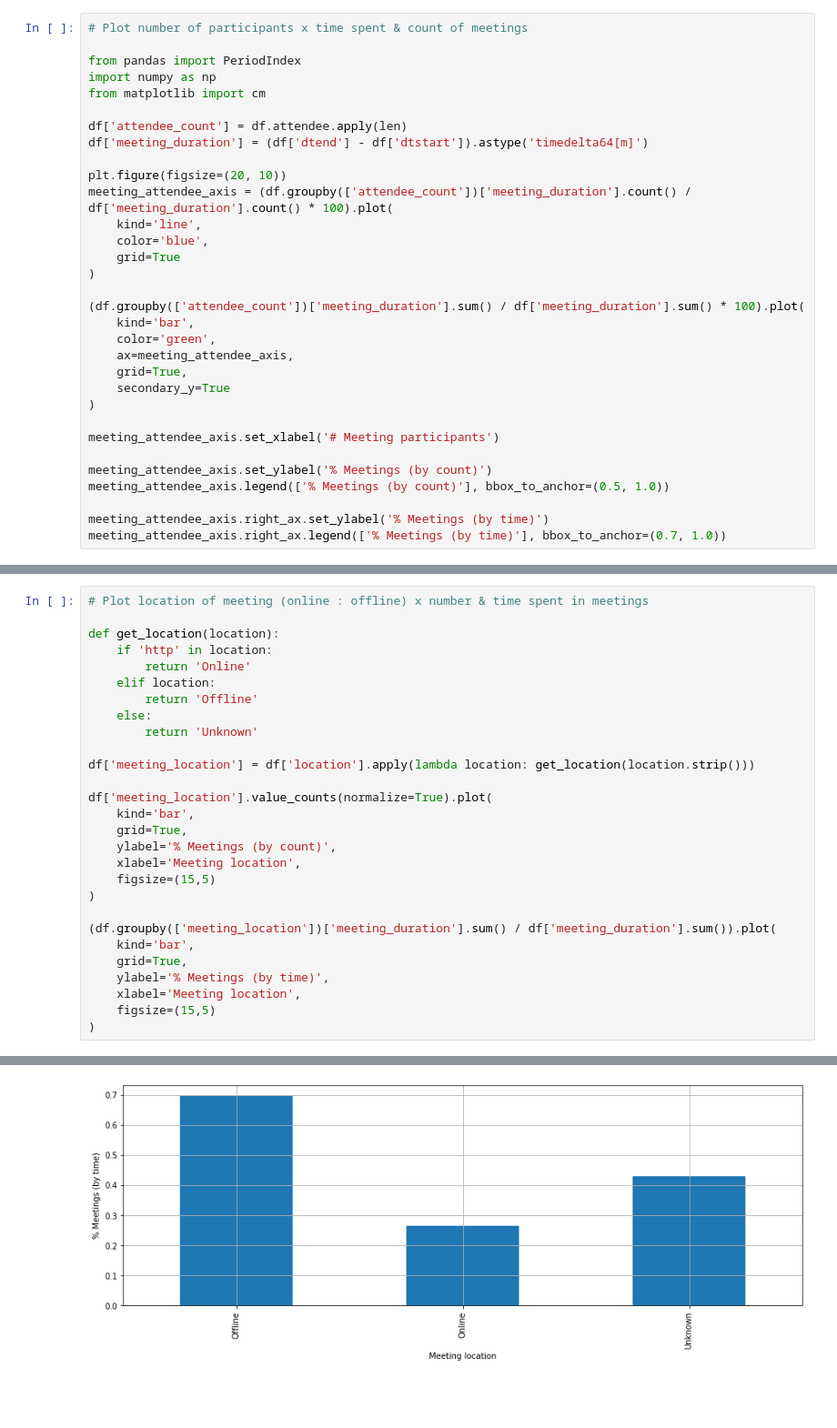
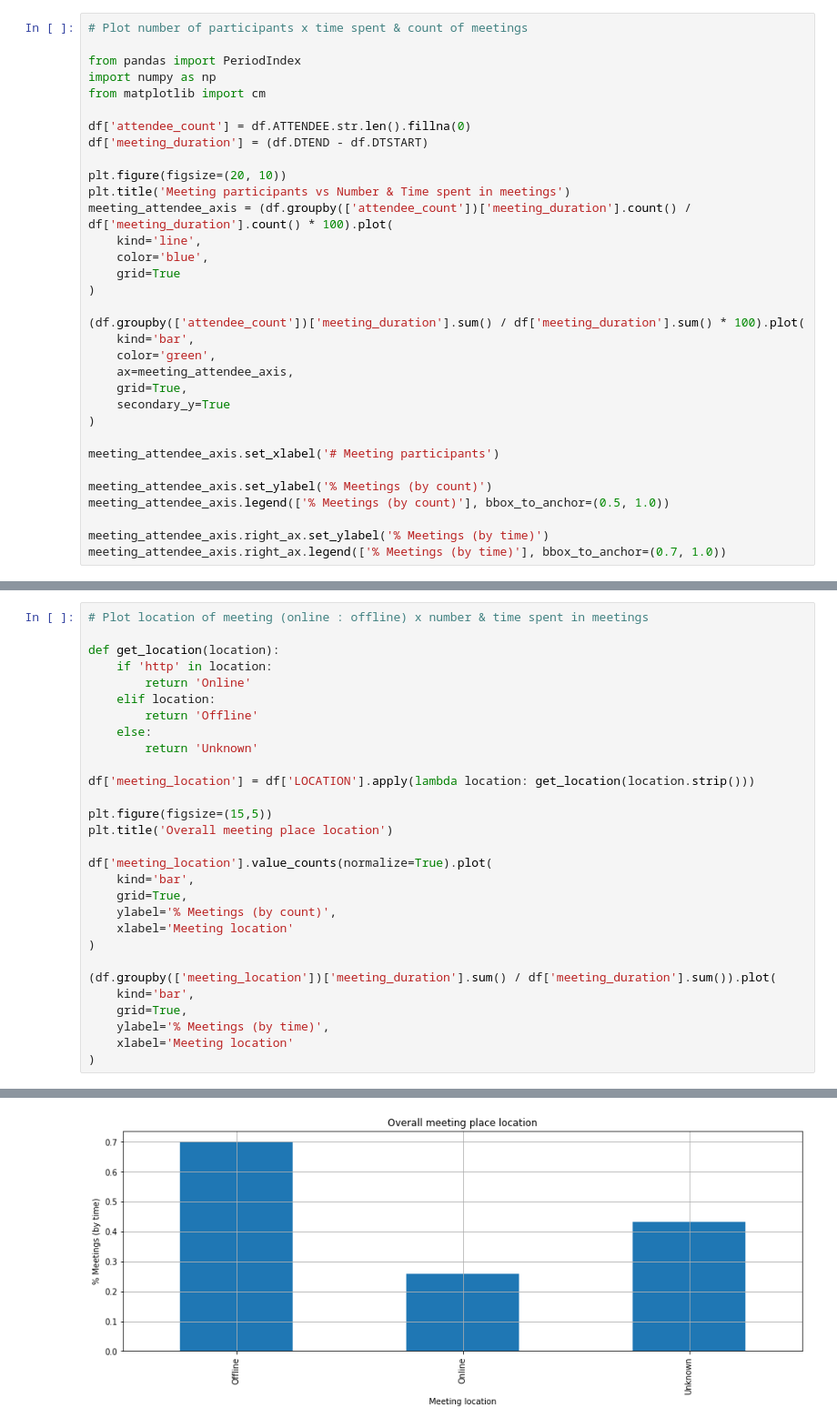
Before and after one commit to SITZ/calendar-analytics, a Jupyter notebook: calendar-analytics.ipynb, the cells around one changed output, grey strips where cells are left out. Shown at 91% size. Cells and saved outputs as stored; diff of their text form; blank space fills up the shorter version.

Commit message:
Plot all data points together nicely

```diff
--- a/calendar-analytics.ipynb
+++ b/calendar-analytics.ipynb
@@ -88,10 +78,11 @@ from pandas import PeriodIndex
 import numpy as np
 from matplotlib import cm
 
-df['attendee_count'] = df.attendee.apply(len)
-df['meeting_duration'] = (df['dtend'] - df['dtstart']).astype('timedelta64[m]')
+df['attendee_count'] = df.ATTENDEE.str.len().fillna(0)
+df['meeting_duration'] = (df.DTEND - df.DTSTART)
 
 plt.figure(figsize=(20, 10))
+plt.title('Meeting participants vs Number & Time spent in meetings')
 meeting_attendee_axis = (df.groupby(['attendee_count'])['meeting_duration'].count() / df['meeting_duration'].count() * 100).plot(
     kind='line',
     color='blue',
@@ -167,21 +190,22 @@ def get_location(location):
     else:
         return 'Unknown'
 
-df['meeting_location'] = df['location'].apply(lambda location: get_location(location.strip()))
+df['meeting_location'] = df['LOCATION'].apply(lambda location: get_location(location.strip()))
+
+plt.figure(figsize=(15,5))
+plt.title('Overall meeting place location')
 
 df['meeting_location'].value_counts(normalize=True).plot(
     kind='bar',
     grid=True,
     ylabel='% Meetings (by count)',
-    xlabel='Meeting location',
-    figsize=(15,5)
+    xlabel='Meeting location'
 )
 
 (df.groupby(['meeting_location'])['meeting_duration'].sum() / df['meeting_duration'].sum()).plot(
     kind='bar',
     grid=True,
     ylabel='% Meetings (by time)',
-    xlabel='Meeting location',
-    figsize=(15,5)
+    xlabel='Meeting location'
 )
 # %% [output]
@@ -189 +213 @@ df['meeting_location'].value_counts(normalize=True).plot(
-[figure, old version]
+[figure, new version]
```
Also changed, not shown: parts of 13 cells of this notebook.
